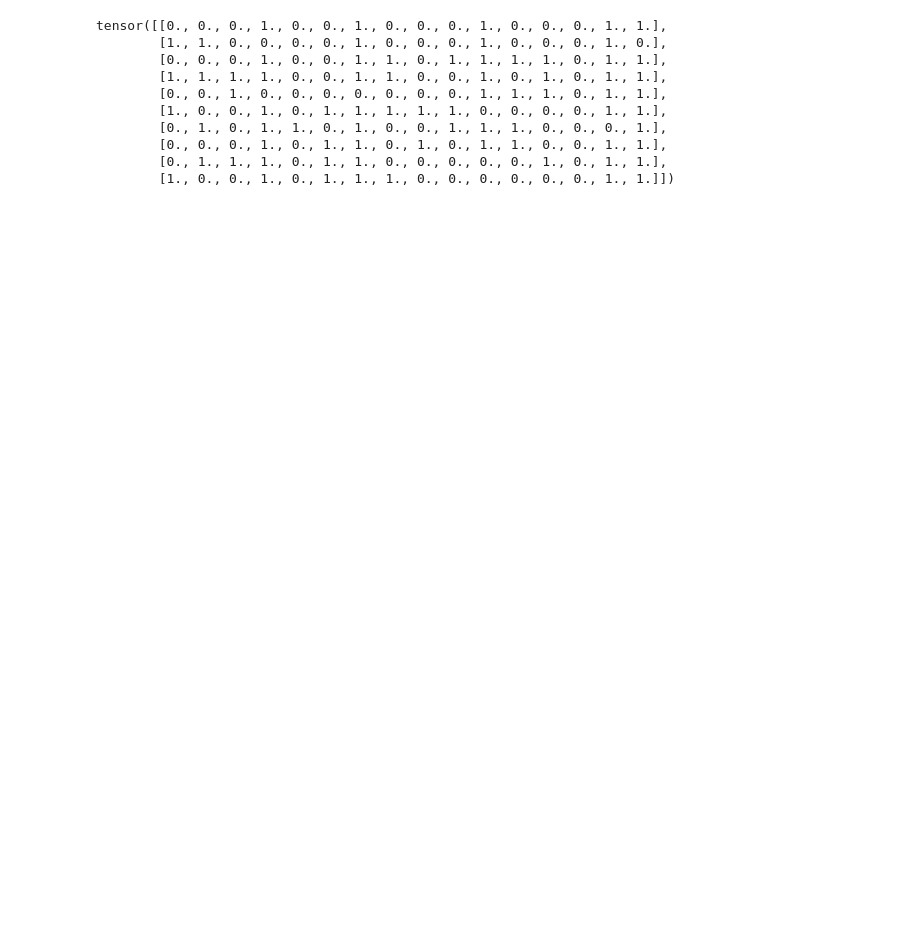
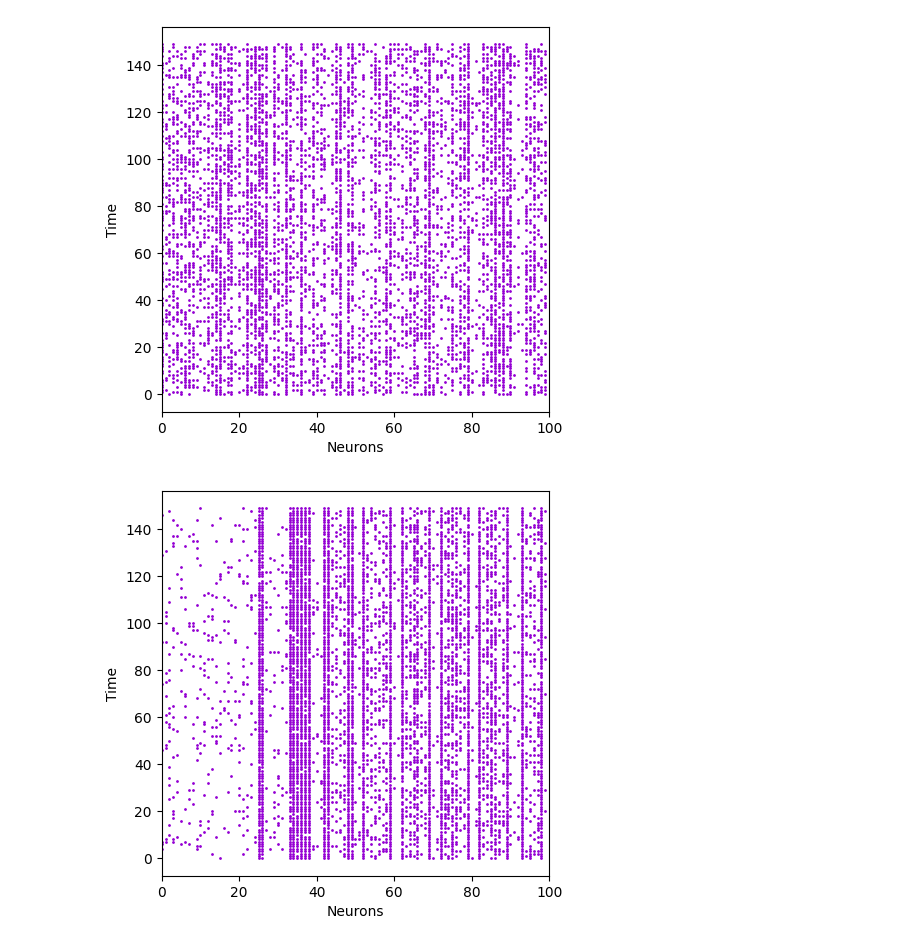
Before and after one commit to nrgsghanei2001/ComputationalNeuroScience, a Jupyter notebook: Encoding_and_Learning_STDP_RSTDP/main.ipynb, the cells around one changed output. Cells and saved outputs as stored; diff of their text form; code cells hidden in the pictures; blank space fills up the shorter version.

```diff
--- a/Encoding_and_Learning_STDP_RSTDP/main.ipynb
+++ b/Encoding_and_Learning_STDP_RSTDP/main.ipynb
@@ -5,8 +22,6 @@ from Encoding import *
 # %%
-img = cv2.imread('lena1.tif')
-img = cv2.resize(img, (4, 4))
-img = torch.from_numpy(img)
-img = img.sum(2)//3
+img1 = image_to_vec('lena1.tif')
+img2 = image_to_vec('circles.tif')
 # ttfs = TimeToFirstSpikeEncoding(img, 100, 400)
 # spikes = ttfs.encode()
 # for i in range(spikes.shape[0]):
@@ -14,22 +29,57 @@ img = img.sum(2)//3
 #         print(spikes[i][j].item(), end=" ")
 #     print()
 
-ge = PoissonEncoder(img, 10)
-spikes = ge.encode()
+ge1 = PoissonEncoder(img1, 150)
+spikes1 = ge1.encode()
+ge2 = PoissonEncoder(img2, 150)
+spikes2 = ge2.encode()
 # ge = PositionEncoder(img, 10, 3)
 # spikes = ge.encode()
 # ge.encode()
-print(spikes)
+# print(spikes)
 # ge = GaussianEncoding(10, 100, img)
 # ge.encode()
-# %% [output]
-tensor([[0., 0., 0., 1., 0., 0., 1., 0., 0., 0., 1., 0., 0., 0., 1., 1.],
-        [1., 1., 0., 0., 0., 0., 1., 0., 0., 0., 1., 0., 0., 0., 1., 0.],
-        [0., 0., 0., 1., 0., 0., 1., 1., 0., 1., 1., 1., 1., 0., 1., 1.],
-        [1., 1., 1., 1., 0., 0., 1., 1., 0., 0., 1., 0., 1., 0., 1., 1.],
-        [0., 0., 1., 0., 0., 0., 0., 0., 0., 0., 1., 1., 1., 0., 1., 1.],
-        [1., 0., 0., 1., 0., 1., 1., 1., 1., 1., 0., 0., 0., 0., 1., 1.],
-        [0., 1., 0., 1., 1., 0., 1., 0., 0., 1., 1., 1., 0., 0., 0., 1.],
-        [0., 0., 0., 1., 0., 1., 1., 0., 1., 0., 1., 1., 0., 0., 1., 1.],
-        [0., 1., 1., 1., 0., 1., 1., 0., 0., 0., 0., 0., 1., 0., 1., 1.],
-        [1., 0., 0., 1., 0., 1., 1., 1., 0., 0., 0., 0., 0., 0., 1., 1.]])
+# %%
+def raster(s_exc: torch.Tensor = [], s_inh: torch.Tensor = []):
+
+    plt.figure(figsize=(5,5))
+    plt.xlim(0, len(s_exc))
+    if s_exc != []:
+        exc = torch.nonzero(s_exc)
+        plt.scatter(exc[:,0], exc[:,1], s=1, c='darkviolet')
+    if s_inh != []:
+        inh = torch.nonzero(s_inh)
+        if s_exc != []:
+            inh[:,1] += s_exc.size(1)
+        plt.scatter(inh[:,0], inh[:,1], s=1, c='fuchsia')
+
+    plt.xlabel("Neurons")
+    plt.ylabel("Time")
+    # plt.title("Raster Plot "+label)
+    plt.show()
+# %%
+def fill_pattern(pattern, n_free, is_right=True):
+    pattern = pattern.transpose(-2, 1)
+    shape = pattern.shape
+    new_pattern = torch.zeros(shape[0]+n_free, shape[1])
+    if is_right:
+        for i in range(pattern.shape[0]):
+            for j in range(pattern.shape[1]):
+                new_pattern[i][j] = pattern[i][j]
+    else:
+        for i in range(pattern.shape[0]):
+            for j in range(pattern.shape[1]):
+                new_pattern[i+n_free][j] = pattern[i][j]
+
+    return new_pattern
+# %%
+pattern1 = fill_pattern(spikes1, 0)
+pattern2 = fill_pattern(spikes2, 0, False)
+# %%
+# spikes1 = spikes1.transpose(-2, 1)
+raster(pattern1)
+# spikes2 = spikes2.transpose(-2, 1)
+raster(pattern2)
+# %% [output]
+[figure, added]
+[figure, added]
```
Also changed, not shown: parts of 10 cells of this notebook, 7 other files.
